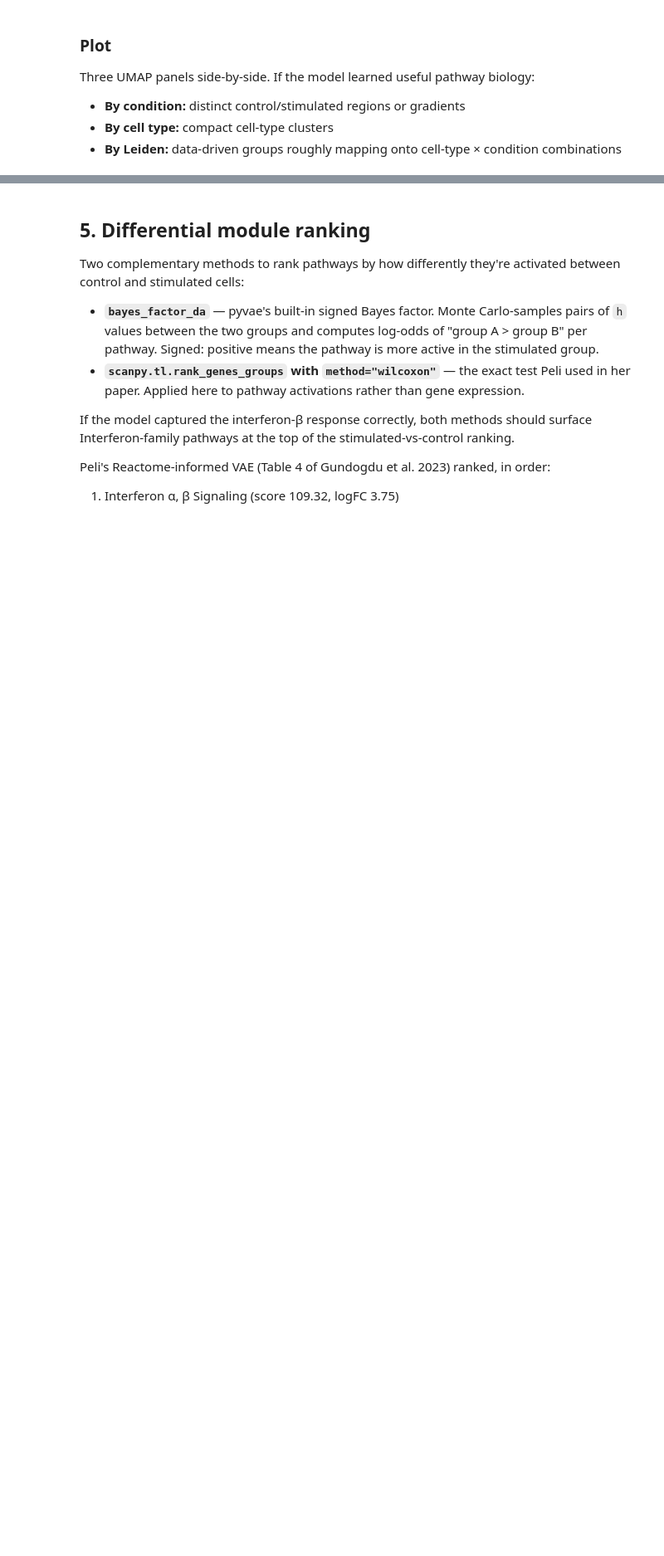
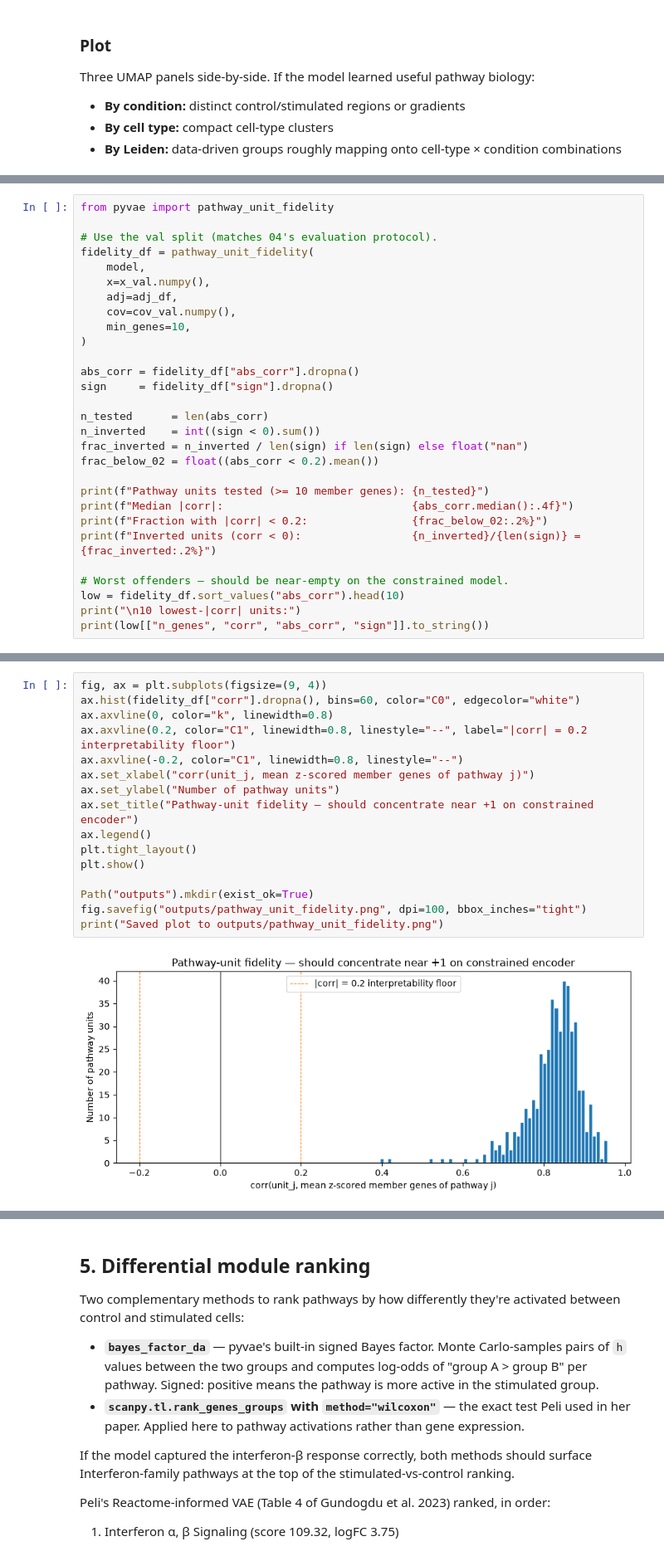
Before and after one commit to aipher-group/pyvae, a Jupyter notebook: experiments/kang/01_kang_end_to_end.ipynb, the cells around one changed output, grey strips where cells are left out. Shown at 83% size. Cells and saved outputs as stored; diff of their text form; blank space fills up the shorter version.

```diff
--- a/experiments/kang/01_kang_end_to_end.ipynb
+++ b/experiments/kang/01_kang_end_to_end.ipynb
@@ -738,0 +810,29 @@ Saved plot to outputs/umap_pathway_activations.png
+# %%
+from pyvae import pathway_unit_fidelity
+
+# Use the val split (matches 04's evaluation protocol).
+fidelity_df = pathway_unit_fidelity(
+    model,
+    x=x_val.numpy(),
+    adj=adj_df,
+    cov=cov_val.numpy(),
+    min_genes=10,
+)
+
+abs_corr = fidelity_df["abs_corr"].dropna()
+sign     = fidelity_df["sign"].dropna()
+
+n_tested      = len(abs_corr)
+n_inverted    = int((sign < 0).sum())
+frac_inverted = n_inverted / len(sign) if len(sign) else float("nan")
+frac_below_02 = float((abs_corr < 0.2).mean())
+
+print(f"Pathway units tested (>= 10 member genes): {n_tested}")
+print(f"Median |corr|:                             {abs_corr.median():.4f}")
+print(f"Fraction with |corr| < 0.2:                {frac_below_02:.2%}")
+print(f"Inverted units (corr < 0):                 {n_inverted}/{len(sign)} = {frac_inverted:.2%}")
+
+# Worst offenders — should be near-empty on the constrained model.
+low = fidelity_df.sort_values("abs_corr").head(10)
+print("\n10 lowest-|corr| units:")
+print(low[["n_genes", "corr", "abs_corr", "sign"]].to_string())
@@ -738,0 +858,18 @@ Saved plot to outputs/umap_pathway_activations.png
+# %%
+fig, ax = plt.subplots(figsize=(9, 4))
+ax.hist(fidelity_df["corr"].dropna(), bins=60, color="C0", edgecolor="white")
+ax.axvline(0, color="k", linewidth=0.8)
+ax.axvline(0.2, color="C1", linewidth=0.8, linestyle="--", label="|corr| = 0.2 interpretability floor")
+ax.axvline(-0.2, color="C1", linewidth=0.8, linestyle="--")
+ax.set_xlabel("corr(unit_j, mean z-scored member genes of pathway j)")
+ax.set_ylabel("Number of pathway units")
+ax.set_title("Pathway-unit fidelity — should concentrate near +1 on constrained encoder")
+ax.legend()
+plt.tight_layout()
+plt.show()
+
+Path("outputs").mkdir(exist_ok=True)
+fig.savefig("outputs/pathway_unit_fidelity.png", dpi=100, bbox_inches="tight")
+print("Saved plot to outputs/pathway_unit_fidelity.png")
+# %% [output]
+[figure, added]
```
Also changed, not shown: parts of 36 cells of this notebook, 32 other files.
